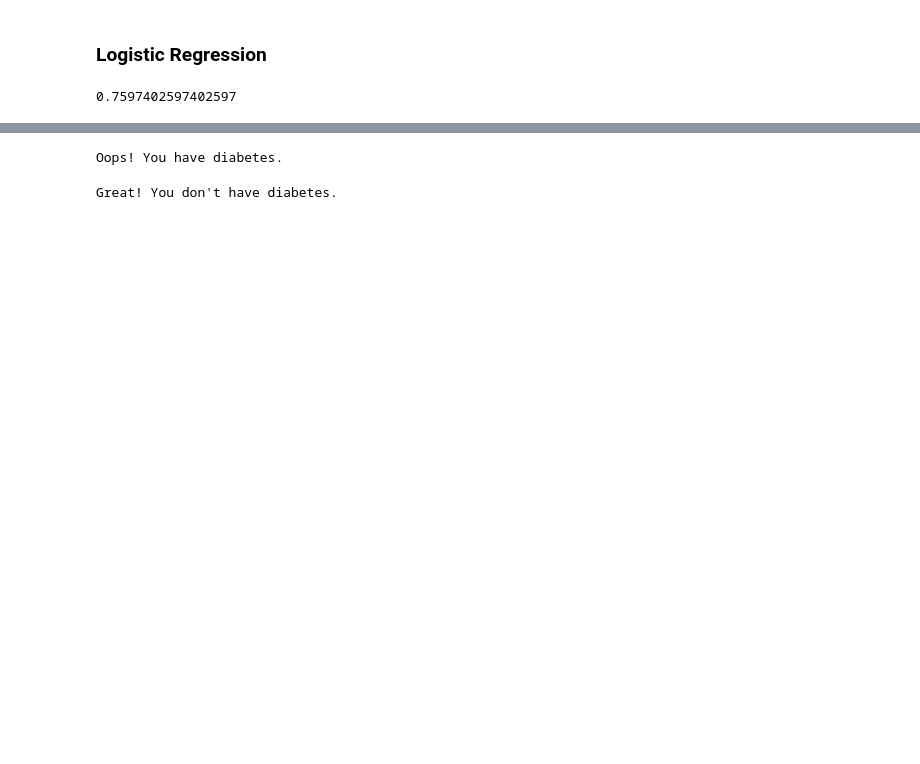
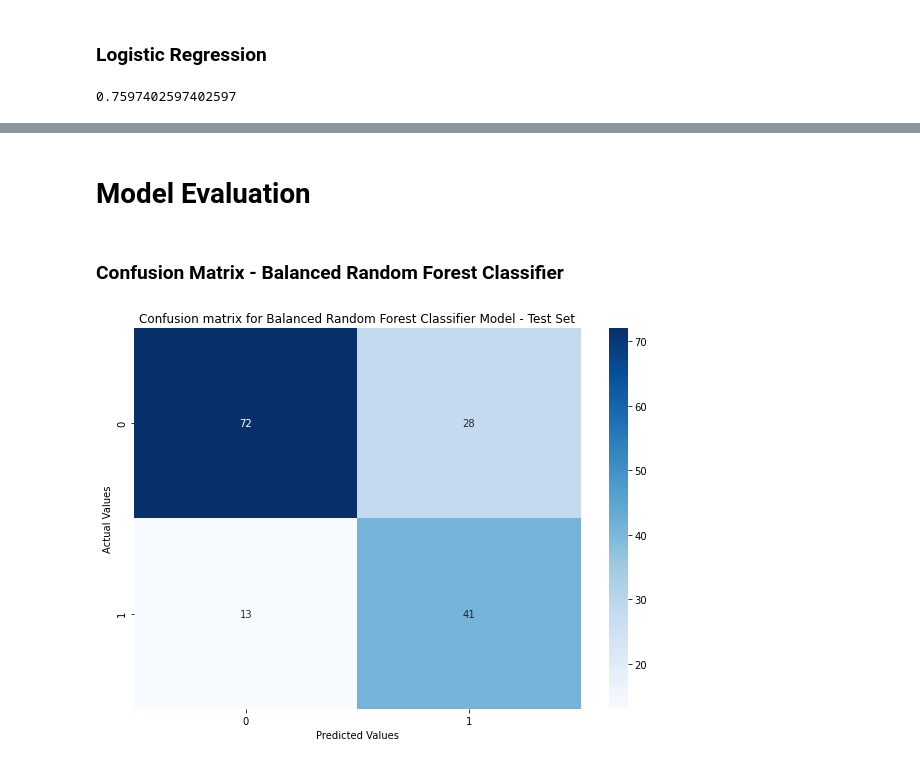
Before and after one commit to salojkg/FireCracker-FinalProject, a Jupyter notebook: machine_learning.ipynb, the cells around one changed output, grey strips where cells are left out. Cells and saved outputs as stored; diff of their text form; code cells hidden in the pictures; blank space fills up the shorter version.

```diff
--- a/machine_learning.ipynb
+++ b/machine_learning.ipynb
@@ -139,20 +121,15 @@ def predict_diabetes(Pregnancies, Glucose, BloodPressure, SkinThickness, Insulin
-# %%
-# Prediction 1
-# Input sequence: Pregnancies, Glucose, BloodPressure, SkinThickness, Insulin, BMI, DPF, Age
-prediction = predict_diabetes(6, 148, 72, 35, 125, 33.6, 0.627, 50)
-if prediction:
-  print('Oops! You have diabetes.')
-else:
-  print("Great! You don't have diabetes.")
-# %% [output]
-Oops! You have diabetes.
+# %% [markdown]
+# Model Evaluation
+# %% [markdown]
+### Confusion Matrix - Balanced Random Forest Classifier
 # %%
-# Prediction 2
-# Input sequence: Pregnancies, Glucose, BloodPressure, SkinThickness, Insulin, BMI, DPF, Age
-prediction = predict_diabetes(1, 85, 66, 29, 125, 26.6, 0.351, 31)
-if prediction:
-  print('Oops! You have diabetes.')
-else:
-  print("Great! You don't have diabetes.")
+brf_cm = confusion_matrix(y_test, brf_test_predictions)
-# %% [output]
-Great! You don't have diabetes.
+# %%
+plt.figure(figsize=(10,7))
+p = sns.heatmap(brf_cm, annot=True, cmap="Blues", fmt='g')
+plt.title('Confusion matrix for Balanced Random Forest Classifier Model - Test Set')
+plt.xlabel('Predicted Values')
+plt.ylabel('Actual Values')
+plt.show()
+# %% [output]
+[figure, added]
```
Also changed, not shown: parts of 28 cells of this notebook.
